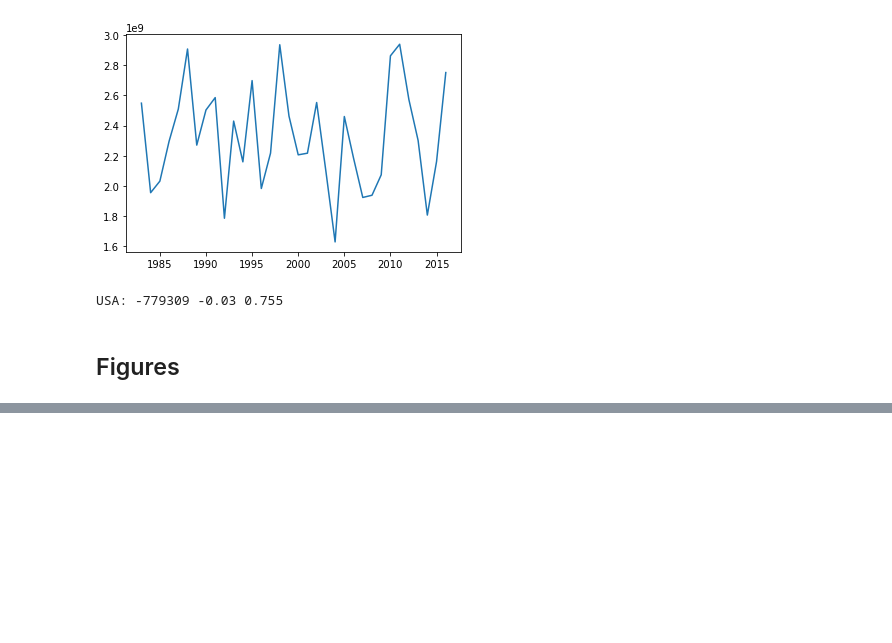
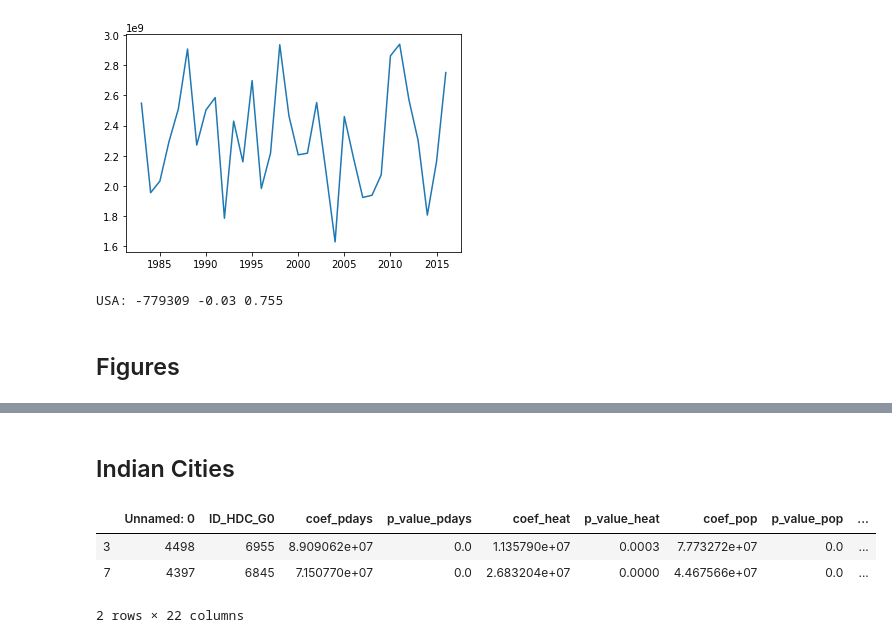
Before and after one commit to ecohydro/GlobalUrbanHeat, a Jupyter notebook: Notebooks/cpt_MS_supplement.ipynb, the cells around one changed output, grey strips where cells are left out. Drawn from its saved outputs; the diff is of its cells as text; code cells hidden in the pictures; blank space fills up the shorter version.

```diff
--- a/Notebooks/cpt_MS_supplement.ipynb
+++ b/Notebooks/cpt_MS_supplement.ipynb
@@ -13,6 +15,9 @@ import matplotlib.pyplot as plt
 import statsmodels.api as sm
 import seaborn as sns
 from matplotlib import rcParams
+# %%
+#### Global Total People Days in 10^9
+global_pdays = 5.593851065 * 10**9
 # %% [markdown]
 ## Tables
 # %%
@@ -192,6 +199,7 @@ ghs = gpd.read_file('/home/cascade/tana-crunch-cascade/projects/UrbanHeat/data/r
 # %%
 nms = ghs[['ID_HDC_G0', 'UC_NM_MN']]
 top50 = cities.sort_values('coef_pdays', ascending = False).head(50)
+top50['pct_globe'] = top50['coef_pdays'] / global_pdays * 100
 top50 = top50.merge(nms, on = 'ID_HDC_G0', how = 'inner')
 top50.to_csv(DATA_IN+'processed/AllDATA-GHS-ERA5-HI406-PDAYS-TOP50.csv')
 # %% [markdown]
@@ -390,0 +403,9 @@ plt.savefig(FIG_OUT+FN_OUT, dpi = 300, bbox_inches='tight')
+# %% [markdown]
+## Indian Cities
+# %%
+top50[(top50['UC_NM_MN'] == 'Delhi [IND]') | (top50['UC_NM_MN'] == 'Mumbai (Bombay) [IND]')]
+# %% [output]
+|  | Unnamed: 0 | ID_HDC_G0 | coef_pdays | p_value_pdays | coef_heat | p_value_heat | coef_pop | p_value_pop | ... |
+| 3 | 4498 | 6955 | 8.909062e+07 | 0.0 | 1.135790e+07 | 0.0003 | 7.773272e+07 | 0.0 | ... |
+| 7 | 4397 | 6845 | 7.150770e+07 | 0.0 | 2.683204e+07 | 0.0000 | 4.467566e+07 | 0.0 | ... |
+2 rows × 22 columns
```
Also changed, not shown: parts of 6 cells of this notebook, 2 other files.
